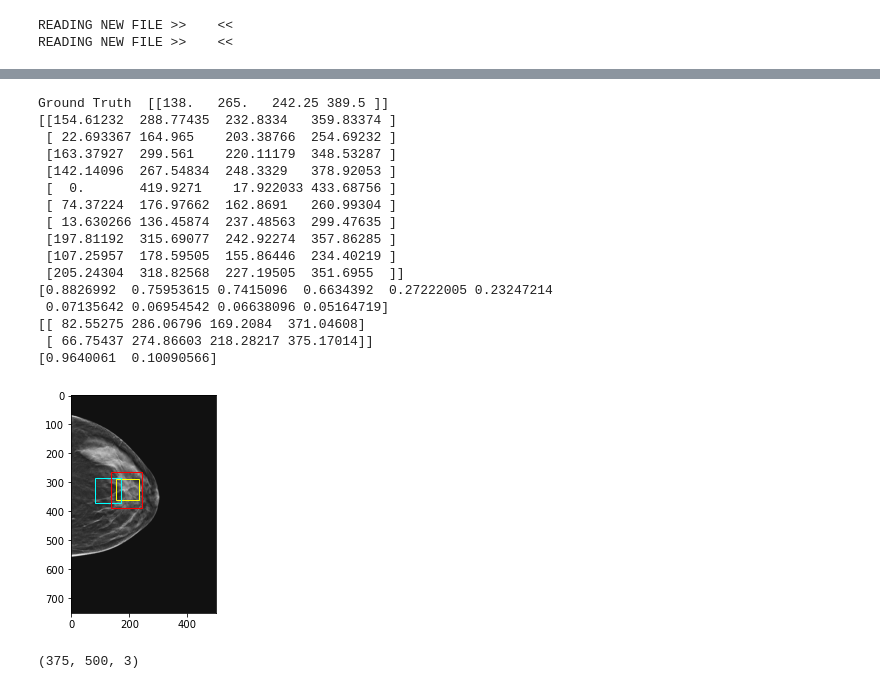
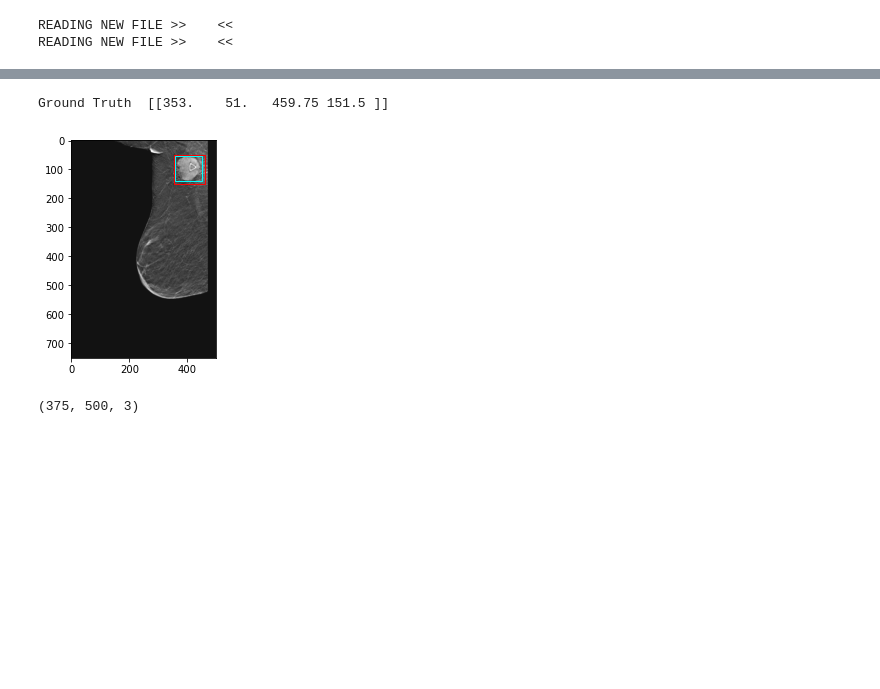
Before and after one commit to PranjalSahu/SEMISUNET, a Jupyter notebook: transfer_learning.ipynb, the cells around one changed output, grey strips where cells are left out. Drawn from its saved outputs; the diff is of its cells as text; code cells hidden in the pictures; blank space fills up the shorter version.

```diff
--- a/transfer_learning.ipynb
+++ b/transfer_learning.ipynb
@@ -277,7 +313,8 @@ class DBTDataset(torch.utils.data.Dataset):
 #         self.height_arr = np.load('/media/yu-hao/WindowsData/DBT_numpy/height_arr.npy')[self.train_start:self.train_end]
 
         self.transforms1 = A.Compose(
-                                    [A.HorizontalFlip(p=0.5),  A.VerticalFlip(p=0.5)],
+                                    [A.HorizontalFlip(p=0.5),  A.VerticalFlip(p=0.5), ],
+                                     #A.Downscale(scale_min=0.75, scale_max=0.75,interpolation=3),],
                                     bbox_params=A.BboxParams(format='pascal_voc', label_fields=['labels']),
                                    )
 
@@ -474,7 +511,7 @@ loss_hist     = Averager()
 val_loss_hist = Averager()
 
 prev_min   = 1000
-num_epochs = 2000
+num_epochs = 50
 for epoch in range(num_epochs):
     loss_hist.reset()
     loss_hist.reset()
@@ -532,5 +569,5 @@ for epoch in range(num_epochs):
 
     if val_loss_hist.value < prev_min:
         print('Saving the model ', prev_min, val_loss_hist.value)
-        torch.save(model.state_dict(), 'fasterrcnn_resnet50_dbt8.pth')
+        torch.save(model.state_dict(), 'fasterrcnn_resnet50_dbt26.pth')
         prev_min = val_loss_hist.value
@@ -566,8 +574,11 @@ KeyboardInterrupt:
 # %%
 # [STAR] For printing the loss of the trained model
 
-# fasterrcnn_resnet50_dbt7.pth 0.24080992616713048
-# fasterrcnn_resnet50_dbt8.pth 0.1653416310250759
+# fasterrcnn_resnet50_dbt7.pth  0.24080992616713048
+# fasterrcnn_resnet50_dbt8.pth  0.1653416310250759
+# fasterrcnn_resnet50_dbt9.pth  0.17630461007356643
+# fasterrcnn_resnet50_dbt10.pth 0.17438715264201166
+# fasterrcnn_resnet50_dbt11.pth 0.16590506657958032
 
 all_target = []
 all_scores  = []
@@ -576,7 +587,7 @@ itr = 1
 
 #device = torch.device("cpu")
 #model.to(device)
-model.load_state_dict(torch.load('fasterrcnn_resnet50_dbt8.pth'))
+model.load_state_dict(torch.load('fasterrcnn_resnet50_dbt26.pth'))
 model.train()
 
 with torch.no_grad():
@@ -609,3 +620,6 @@ Validation Iteration #50 loss: 0.18574297428131104
+# %%
+all_target1  = all_target
+all_scores1  = all_scores
 # %%
 # [STAR] For doing inference of the model
 
@@ -636,63 +650,48 @@ for images, targets, image_ids in valid_data_loader:
 
 import matplotlib.patches as patches
 
-index        = random.randint(0, len(valid_dataset)-1)
-images, b, c = valid_dataset[index]
+case_index        = random.randint(0, len(valid_dataset)-1)
+images, b, c = valid_dataset[case_index]
 
 print('Ground Truth ', b['boxes'].data.cpu().numpy())
 
 plt.imshow(images[0], cmap='gray')
 ax   = plt.gca()
 
-if(len(all_target1[index]) > 0):
-    print(all_target1[index])
-    print(all_scores1[index])
+if(len(all_target1[case_index]) > 0):
+    #print(all_target1[index])
+    #print(all_scores1[index])
 
-    temp  = all_target1[index]
+    temp  = all_target1[case_index]
     index = 0
     rect  = patches.Rectangle((temp[index][0], temp[index][1]), temp[index][2]-temp[index][0], temp[index][3]-temp[index][1], linewidth=1, edgecolor='yellow', fill = False)
     ax.add_patch(rect)
 else:
-    print('Not found 1')
+    print('Not found 9')
 
-if(len(all_target[index]) > 0):
-    print(all_target[index])
-    print(all_scores[index])
+if(len(all_target[case_index]) > 0):
+    #print(all_target[index])
+    #print(all_scores[index])
 
-    temp  = all_target[index]
+    temp  = all_target[case_index]
     index = 0
     rect  = patches.Rectangle((temp[index][0], temp[index][1]), temp[index][2]-temp[index][0], temp[index][3]-temp[index][1], linewidth=1, edgecolor='cyan', fill = False)
     ax.add_patch(rect)
 else:
-    print('Not found 2')
+    print('Not found 8')
 
 temp  = b['boxes'].data.cpu().numpy()#all_target[index]
 index = 0
 rect  = patches.Rectangle((temp[index][0], temp[index][1]), temp[index][2]-temp[index][0], temp[index][3]-temp[index][1], linewidth=1, edgecolor='red', fill = False)
 ax.add_patch(rect)
 
 
 #rect = patches.Rectangle((0, 0), 500, 100, linewidth=2, edgecolor='cyan', fill = False)
 
 plt.show()
 # %% [output]
-Ground Truth  [[138.   265.   242.25 389.5 ]]
-[[154.61232  288.77435  232.8334   359.83374 ]
- [ 22.693367 164.965    203.38766  254.69232 ]
- [163.37927  299.561    220.11179  348.53287 ]
- [142.14096  267.54834  248.3329   378.92053 ]
- [  0.       419.9271    17.922033 433.68756 ]
- [ 74.37224  176.97662  162.8691   260.99304 ]
- [ 13.630266 136.45874  237.48563  299.47635 ]
- [197.81192  315.69077  242.92274  357.86285 ]
- [107.25957  178.59505  155.86446  234.40219 ]
- [205.24304  318.82568  227.19505  351.6955  ]]
-[0.8826992  0.75953615 0.7415096  0.6634392  0.27222005 0.23247214
- 0.07135642 0.06954542 0.06638096 0.05164719]
-[[ 82.55275 286.06796 169.2084  371.04608]
- [ 66.75437 274.86603 218.28217 375.17014]]
-[0.9640061  0.10090566]
+Ground Truth  [[353.    51.   459.75 151.5 ]]
-[figure, old version]
+[figure, new version]
 # %%
 # [STAR] For doing the inference on the test images
 
```
Also changed, not shown: parts of 12 cells of this notebook.
